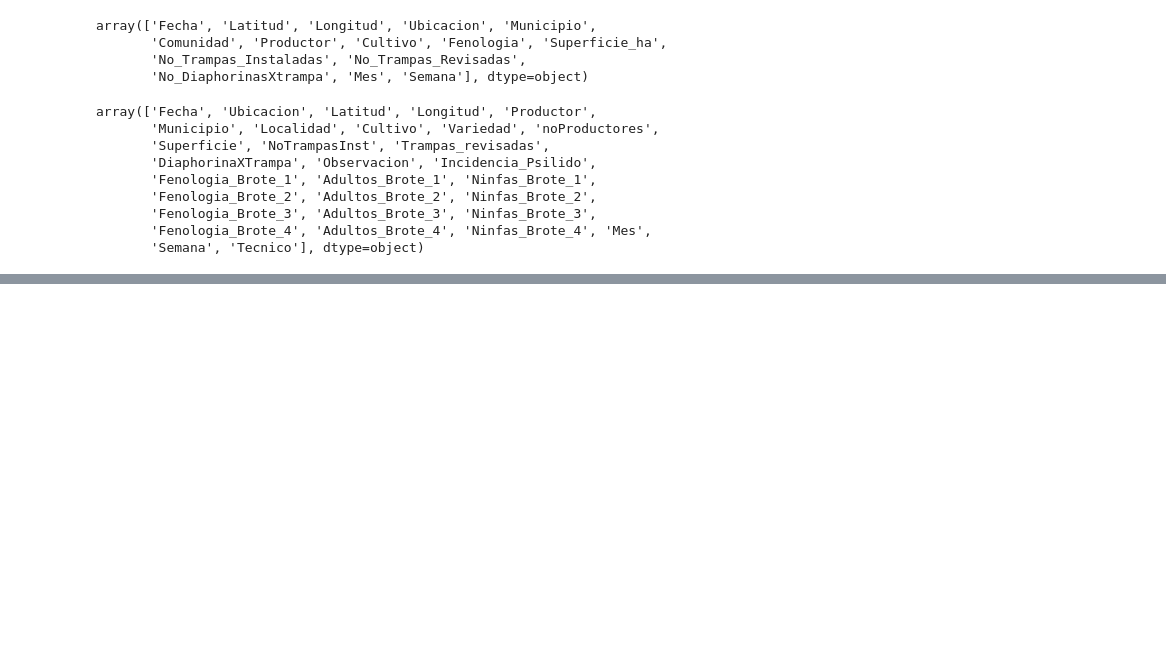
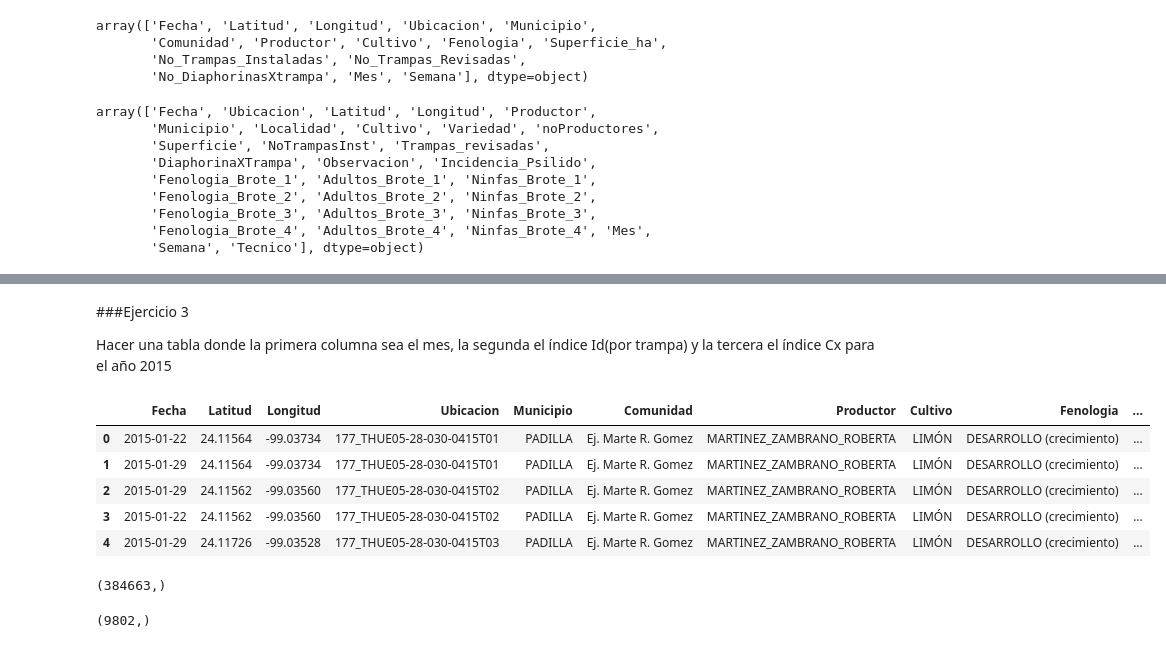
Before and after one commit to HilbertN/Analisis_de_datos_Tareas, a Jupyter notebook: tarea1.ipynb, the cells around one changed output, grey strips where cells are left out. Drawn from its saved outputs; the diff is of its cells as text; code cells hidden in the pictures; blank space fills up the shorter version.

```diff
--- a/tarea1.ipynb
+++ b/tarea1.ipynb
@@ -105,0 +138,21 @@ plt.show()
+# %% [markdown]
+###Ejercicio 3
+
+Hacer una tabla donde la primera columna sea el mes, la segunda el índice Id(por trampa) y la tercera el índice Cx para el año 2015
+# %%
+bdc.head()
+# %% [output]
+|  | Fecha | Latitud | Longitud | Ubicacion | Municipio | Comunidad | Productor | Cultivo | Fenologia | ... |
+| 0 | 2015-01-22 | 24.11564 | -99.03734 | 177_THUE05-28-030-0415T01 | PADILLA | Ej. Marte R. Gomez | MARTINEZ_ZAMBRANO_ROBERTA | LIMÓN | DESARROLLO (crecimiento) | ... |
+| 1 | 2015-01-29 | 24.11564 | -99.03734 | 177_THUE05-28-030-0415T01 | PADILLA | Ej. Marte R. Gomez | MARTINEZ_ZAMBRANO_ROBERTA | LIMÓN | DESARROLLO (crecimiento) | ... |
+| 2 | 2015-01-29 | 24.11562 | -99.03560 | 177_THUE05-28-030-0415T02 | PADILLA | Ej. Marte R. Gomez | MARTINEZ_ZAMBRANO_ROBERTA | LIMÓN | DESARROLLO (crecimiento) | ... |
+| 3 | 2015-01-22 | 24.11562 | -99.03560 | 177_THUE05-28-030-0415T02 | PADILLA | Ej. Marte R. Gomez | MARTINEZ_ZAMBRANO_ROBERTA | LIMÓN | DESARROLLO (crecimiento) | ... |
+| 4 | 2015-01-29 | 24.11726 | -99.03528 | 177_THUE05-28-030-0415T03 | PADILLA | Ej. Marte R. Gomez | MARTINEZ_ZAMBRANO_ROBERTA | LIMÓN | DESARROLLO (crecimiento) | ... |
+# %%
+bdc['Ubicacion'].shape
+# %% [output]
+(384663,)
+# %%
+bdc['Ubicacion'].unique().shape
+# %% [output]
+(9802,)
```
Also changed, not shown: parts of 10 cells of this notebook.
